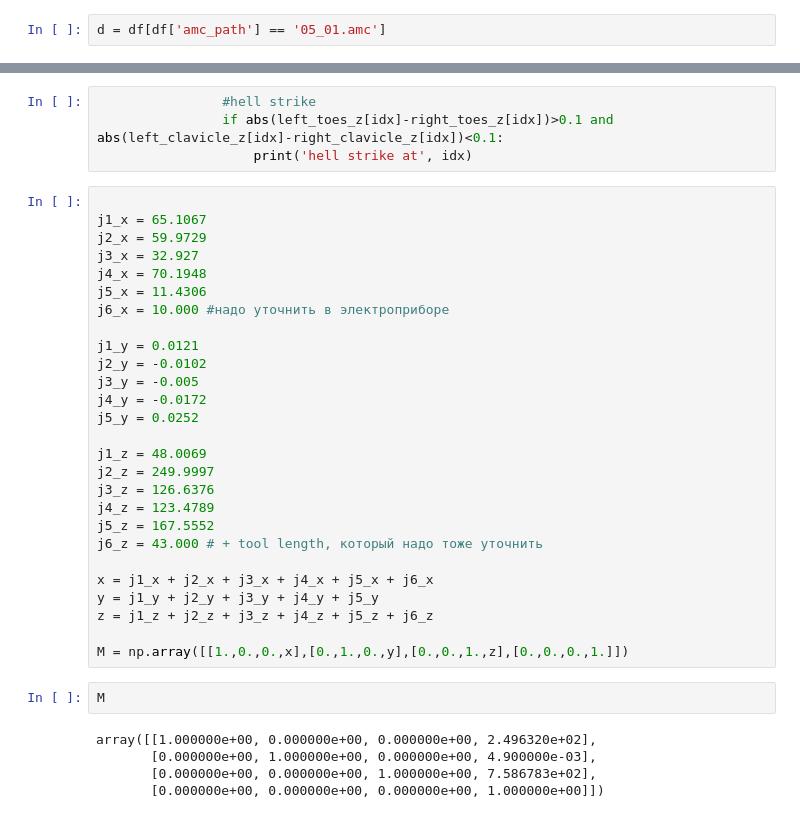
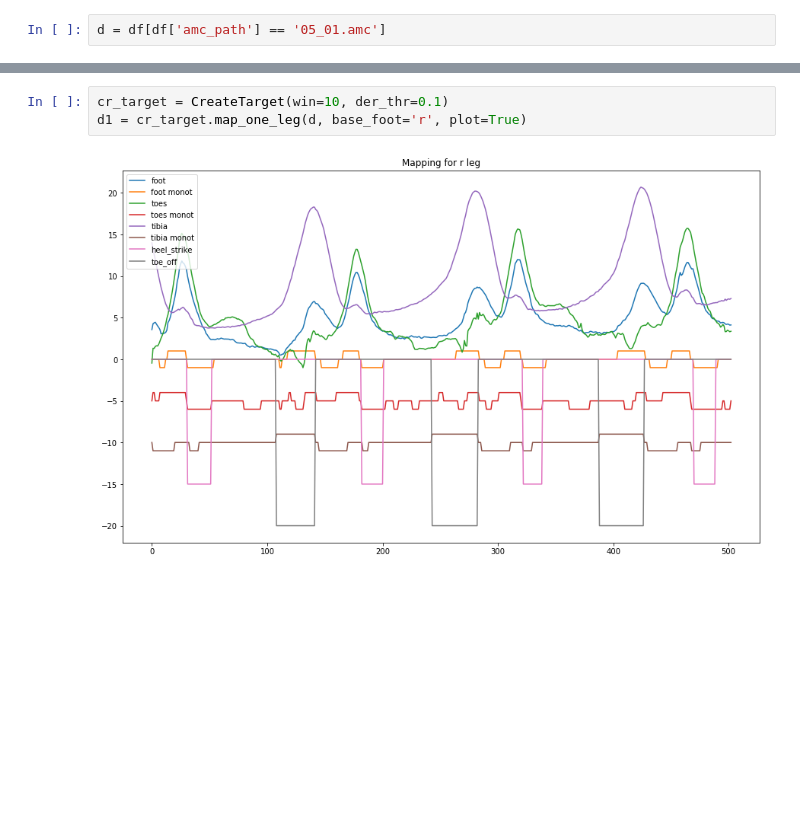
Before and after one commit to KseniiaCheloshkina/amc, a Jupyter notebook: dev/amc_parser_test.ipynb, the cells around one changed output, grey strips where cells are left out. Drawn from its saved outputs; the diff is of its cells as text; blank space fills up the shorter version.

```diff
--- a/dev/amc_parser_test.ipynb
+++ b/dev/amc_parser_test.ipynb
@@ -318,38 +286,5 @@ print(min(left_z))
-# %%
-                #hell strike
-                if abs(left_toes_z[idx]-right_toes_z[idx])>0.1 and abs(left_clavicle_z[idx]-right_clavicle_z[idx])<0.1:
-                    print('hell strike at', idx)
-# %%
-
-j1_x = 65.1067
-j2_x = 59.9729
-j3_x = 32.927
-j4_x = 70.1948
-j5_x = 11.4306
-j6_x = 10.000 #надо уточнить в электроприборе
-
-j1_y = 0.0121
-j2_y = -0.0102
-j3_y = -0.005
-j4_y = -0.0172
-j5_y = 0.0252
-
-j1_z = 48.0069
-j2_z = 249.9997
-j3_z = 126.6376
-j4_z = 123.4789
-j5_z = 167.5552
-j6_z = 43.000 # + tool length, который надо тоже уточнить
-
-x = j1_x + j2_x + j3_x + j4_x + j5_x + j6_x
-y = j1_y + j2_y + j3_y + j4_y + j5_y
-z = j1_z + j2_z + j3_z + j4_z + j5_z + j6_z
-
-M = np.array([[1.,0.,0.,x],[0.,1.,0.,y],[0.,0.,1.,z],[0.,0.,0.,1.]])
-# %%
-M
-# %% [output]
-array([[1.000000e+00, 0.000000e+00, 0.000000e+00, 2.496320e+02],
-       [0.000000e+00, 1.000000e+00, 0.000000e+00, 4.900000e-03],
-       [0.000000e+00, 0.000000e+00, 1.000000e+00, 7.586783e+02],
-       [0.000000e+00, 0.000000e+00, 0.000000e+00, 1.000000e+00]])
+# %%
+cr_target = CreateTarget(win=10, der_thr=0.1)
+d1 = cr_target.map_one_leg(d, base_foot='r', plot=True)
+# %% [output]
+[figure, added]
```
Also changed, not shown: parts of 27 cells of this notebook.
